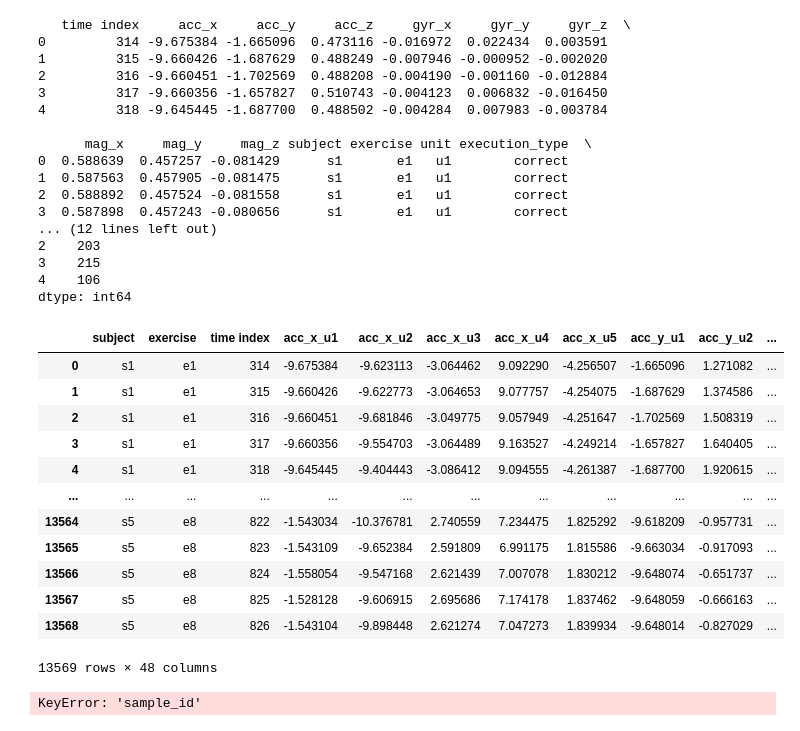
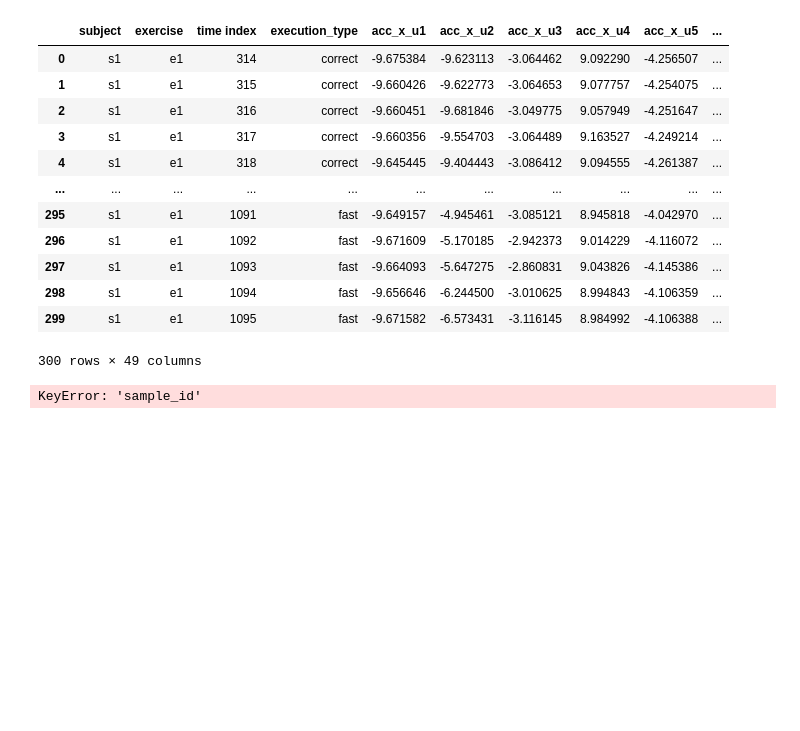
Before and after one commit to alessandrodipiano/wearable-sensor-exercise-recognition, a Jupyter notebook: notebooks/preprocessing.ipynb, the cells around one changed output. Drawn from its saved outputs; the diff is of its cells as text; code cells hidden in the pictures; blank space fills up the shorter version.

```diff
--- a/notebooks/preprocessing.ipynb
+++ b/notebooks/preprocessing.ipynb
@@ -15,63 +15,41 @@ DATA_DIR = PROJECT_ROOT / "data"
 root = Path(DATA_DIR)
 # %%
 templates_df=build_df(root)
-
-print(templates_df.head())
-print("number of samples:", templates_df["sample_id"].nunique())
-print(templates_df.groupby("sample_id").size().head())
-
 
 value_cols = [
     'acc_x', 'acc_y', 'acc_z',
     'gyr_x', 'gyr_y', 'gyr_z',
     'mag_x', 'mag_y', 'mag_z'
 ]
 
 merged_df = (
     templates_df
     .pivot_table(
-        index=['subject', 'exercise', 'time index'],
+        index=['subject', 'exercise', 'time index', 'execution_type'],
         columns='unit',
         values=value_cols,
         aggfunc='first'
     )
 )
 
 merged_df.columns = [f'{feature}_{unit}' for feature, unit in merged_df.columns]
 merged_df = merged_df.reset_index()
 
-merged_df
+merged_df.head(300)
 # %% [output]
+|  | subject | exercise | time index | execution_type | acc_x_u1 | acc_x_u2 | acc_x_u3 | acc_x_u4 | acc_x_u5 | ... |
+| 0 | s1 | e1 | 314 | correct | -9.675384 | -9.623113 | -3.064462 | 9.092290 | -4.256507 | ... |
+| 1 | s1 | e1 | 315 | correct | -9.660426 | -9.622773 | -3.064653 | 9.077757 | -4.254075 | ... |
+| 2 | s1 | e1 | 316 | correct | -9.660451 | -9.681846 | -3.049775 | 9.057949 | -4.251647 | ... |
+| 3 | s1 | e1 | 317 | correct | -9.660356 | -9.554703 | -3.064489 | 9.163527 | -4.249214 | ... |
+| 4 | s1 | e1 | 318 | correct | -9.645445 | -9.404443 | -3.086412 | 9.094555 | -4.261387 | ... |
+| ... | ... | ... | ... | ... | ... | ... | ... | ... | ... | ... |
+| 295 | s1 | e1 | 1091 | fast | -9.649157 | -4.945461 | -3.085121 | 8.945818 | -4.042970 | ... |
+| 296 | s1 | e1 | 1092 | fast | -9.671609 | -5.170185 | -2.942373 | 9.014229 | -4.116072 | ... |
+| 297 | s1 | e1 | 1093 | fast | -9.664093 | -5.647275 | -2.860831 | 9.043826 | -4.145386 | ... |
+| 298 | s1 | e1 | 1094 | fast | -9.656646 | -6.244500 | -3.010625 | 8.994843 | -4.106359 | ... |
+| 299 | s1 | e1 | 1095 | fast | -9.671582 | -6.573431 | -3.116145 | 8.984992 | -4.106388 | ... |
-   time index     acc_x     acc_y     acc_z     gyr_x     gyr_y     gyr_z  \
-0         314 -9.675384 -1.665096  0.473116 -0.016972  0.022434  0.003591
-1         315 -9.660426 -1.687629  0.488249 -0.007946 -0.000952 -0.002020
-2         316 -9.660451 -1.702569  0.488208 -0.004190 -0.001160 -0.012884
-3         317 -9.660356 -1.657827  0.510743 -0.004123  0.006832 -0.016450
-4         318 -9.645445 -1.687700  0.488502 -0.004284  0.007983 -0.003784
-
-      mag_x     mag_y     mag_z subject exercise unit execution_type  \
-0  0.588639  0.457257 -0.081429      s1       e1   u1        correct
-1  0.587563  0.457905 -0.081475      s1       e1   u1        correct
-2  0.588892  0.457524 -0.081558      s1       e1   u1        correct
-3  0.587898  0.457243 -0.080656      s1       e1   u1        correct
-... (12 lines left out)
-2    203
-3    215
-4    106
-dtype: int64
+300 rows × 49 columns
-|  | subject | exercise | time index | acc_x_u1 | acc_x_u2 | acc_x_u3 | acc_x_u4 | acc_x_u5 | acc_y_u1 | acc_y_u2 | ... |
-| 0 | s1 | e1 | 314 | -9.675384 | -9.623113 | -3.064462 | 9.092290 | -4.256507 | -1.665096 | 1.271082 | ... |
-| 1 | s1 | e1 | 315 | -9.660426 | -9.622773 | -3.064653 | 9.077757 | -4.254075 | -1.687629 | 1.374586 | ... |
-| 2 | s1 | e1 | 316 | -9.660451 | -9.681846 | -3.049775 | 9.057949 | -4.251647 | -1.702569 | 1.508319 | ... |
-| 3 | s1 | e1 | 317 | -9.660356 | -9.554703 | -3.064489 | 9.163527 | -4.249214 | -1.657827 | 1.640405 | ... |
-| 4 | s1 | e1 | 318 | -9.645445 | -9.404443 | -3.086412 | 9.094555 | -4.261387 | -1.687700 | 1.920615 | ... |
-| ... | ... | ... | ... | ... | ... | ... | ... | ... | ... | ... | ... |
-| 13564 | s5 | e8 | 822 | -1.543034 | -10.376781 | 2.740559 | 7.234475 | 1.825292 | -9.618209 | -0.957731 | ... |
-| 13565 | s5 | e8 | 823 | -1.543109 | -9.652384 | 2.591809 | 6.991175 | 1.815586 | -9.663034 | -0.917093 | ... |
-| 13566 | s5 | e8 | 824 | -1.558054 | -9.547168 | 2.621439 | 7.007078 | 1.830212 | -9.648074 | -0.651737 | ... |
-| 13567 | s5 | e8 | 825 | -1.528128 | -9.606915 | 2.695686 | 7.174178 | 1.837462 | -9.648059 | -0.666163 | ... |
-| 13568 | s5 | e8 | 826 | -1.543104 | -9.898448 | 2.621274 | 7.047273 | 1.839934 | -9.648014 | -0.827029 | ... |
-13569 rows × 48 columns
 # %%
 import pandas as pd
 
```
